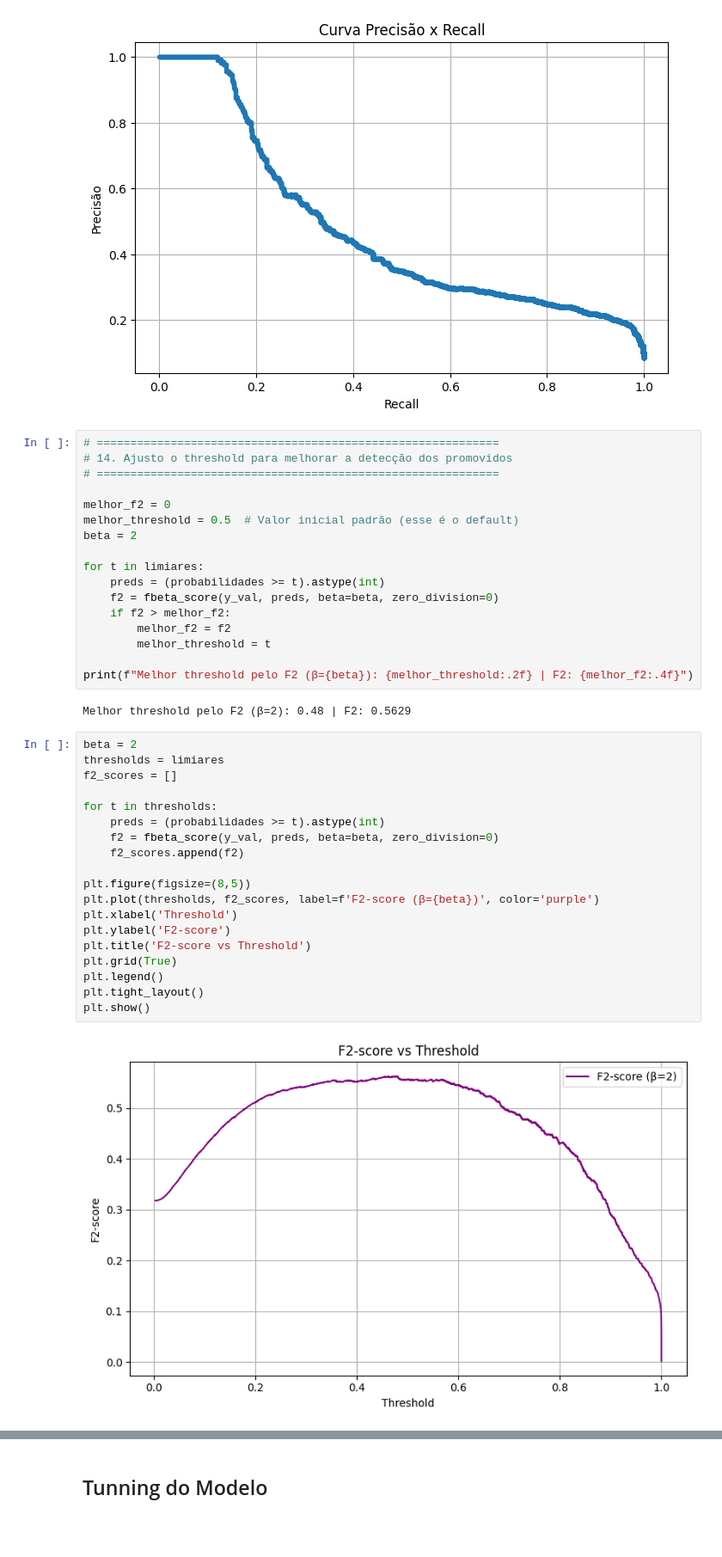
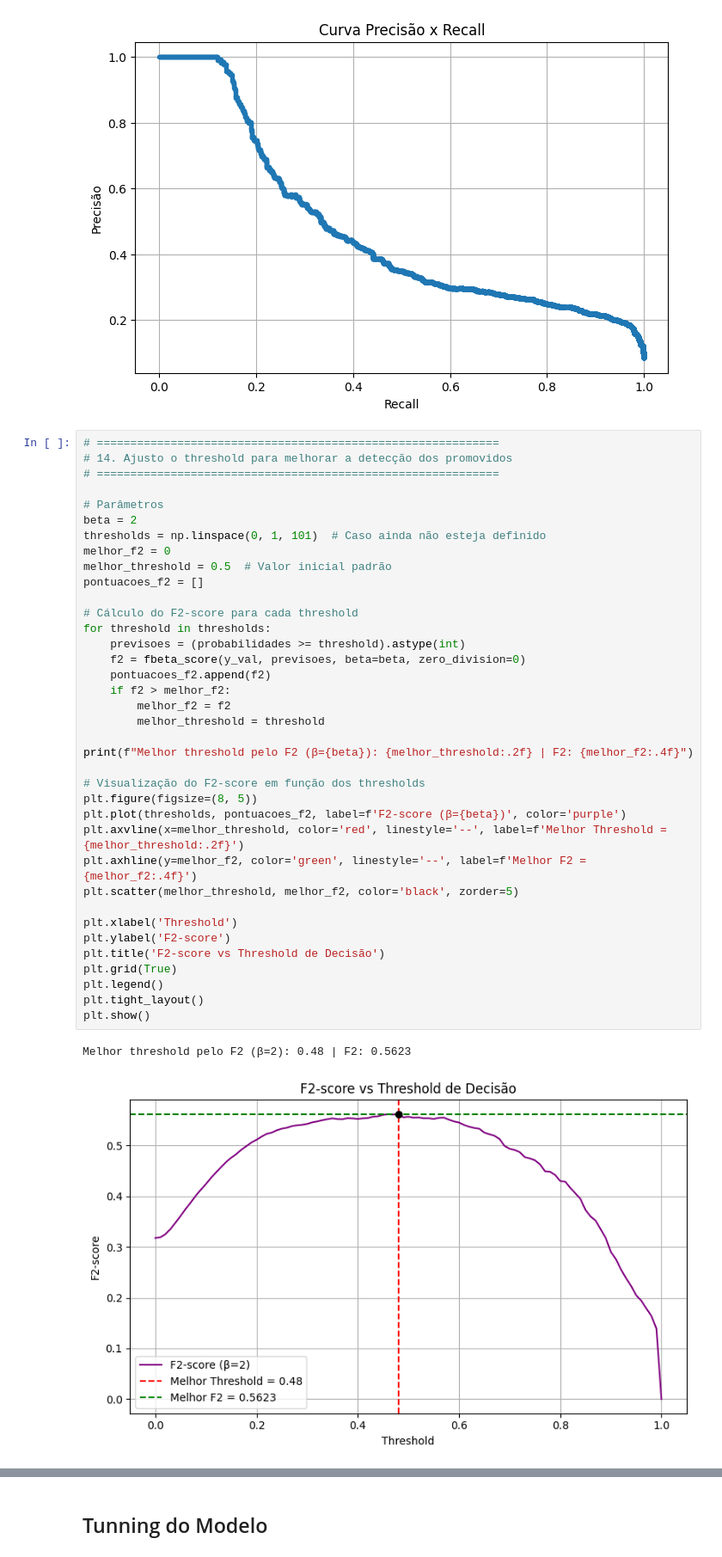
Before and after one commit to Douglaas92/tcc_people_analytics, a Jupyter notebook: 02_modelo-predicao.ipynb, the cells around one changed output, grey strips where cells are left out. Shown at 86% size. Cells and saved outputs as stored; diff of their text form; blank space fills up the shorter version.

```diff
--- a/02_modelo-predicao.ipynb
+++ b/02_modelo-predicao.ipynb
@@ -526,44 +528,44 @@ Relatório completo:
 weighted avg       0.92      0.77      0.82     10962
 [figure]
 [figure]
-# %%
-# ============================================================
-# 14. Ajusto o threshold para melhorar a detecção dos promovidos
-# ============================================================
-
-melhor_f2 = 0
-melhor_threshold = 0.5  # Valor inicial padrão (esse é o default)
-beta = 2
-
-for t in limiares:
-    preds = (probabilidades >= t).astype(int)
-    f2 = fbeta_score(y_val, preds, beta=beta, zero_division=0)
-    if f2 > melhor_f2:
-        melhor_f2 = f2
-        melhor_threshold = t
-
-print(f"Melhor threshold pelo F2 (β={beta}): {melhor_threshold:.2f} | F2: {melhor_f2:.4f}")
-# %% [output]
-Melhor threshold pelo F2 (β=2): 0.48 | F2: 0.5629
 # %%
+# ============================================================
+# 14. Ajusto o threshold para melhorar a detecção dos promovidos
+# ============================================================
+
+# Parâmetros
 beta = 2
-thresholds = limiares
-f2_scores = []
+thresholds = np.linspace(0, 1, 101)  # Caso ainda não esteja definido
+melhor_f2 = 0
+melhor_threshold = 0.5  # Valor inicial padrão
+pontuacoes_f2 = []
 
-for t in thresholds:
-    preds = (probabilidades >= t).astype(int)
-    f2 = fbeta_score(y_val, preds, beta=beta, zero_division=0)
-    f2_scores.append(f2)
+# Cálculo do F2-score para cada threshold
+for threshold in thresholds:
+    previsoes = (probabilidades >= threshold).astype(int)
+    f2 = fbeta_score(y_val, previsoes, beta=beta, zero_division=0)
+    pontuacoes_f2.append(f2)
+    if f2 > melhor_f2:
+        melhor_f2 = f2
+        melhor_threshold = threshold
 
-plt.figure(figsize=(8,5))
-plt.plot(thresholds, f2_scores, label=f'F2-score (β={beta})', color='purple')
+print(f"Melhor threshold pelo F2 (β={beta}): {melhor_threshold:.2f} | F2: {melhor_f2:.4f}")
+
+# Visualização do F2-score em função dos thresholds
+plt.figure(figsize=(8, 5))
+plt.plot(thresholds, pontuacoes_f2, label=f'F2-score (β={beta})', color='purple')
+plt.axvline(x=melhor_threshold, color='red', linestyle='--', label=f'Melhor Threshold = {melhor_threshold:.2f}')
+plt.axhline(y=melhor_f2, color='green', linestyle='--', label=f'Melhor F2 = {melhor_f2:.4f}')
+plt.scatter(melhor_threshold, melhor_f2, color='black', zorder=5)
+
 plt.xlabel('Threshold')
 plt.ylabel('F2-score')
-plt.title('F2-score vs Threshold')
+plt.title('F2-score vs Threshold de Decisão')
 plt.grid(True)
 plt.legend()
 plt.tight_layout()
 plt.show()
 # %% [output]
+Melhor threshold pelo F2 (β=2): 0.48 | F2: 0.5623
-[figure, old version]
+[figure, new version]
 # %%
```
Also changed, not shown: parts of 34 cells of this notebook, 3 other files.
